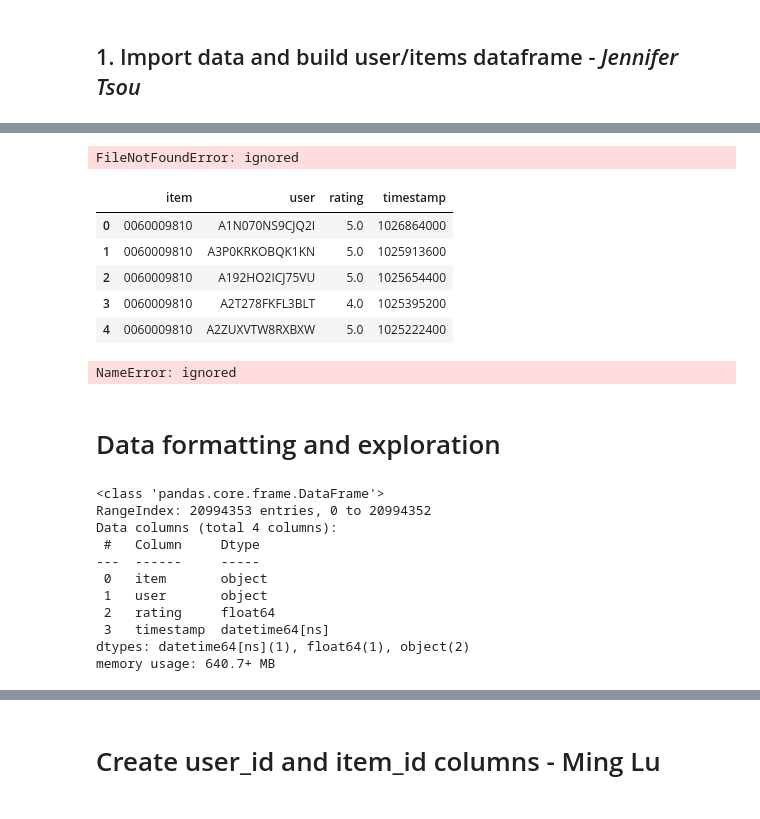
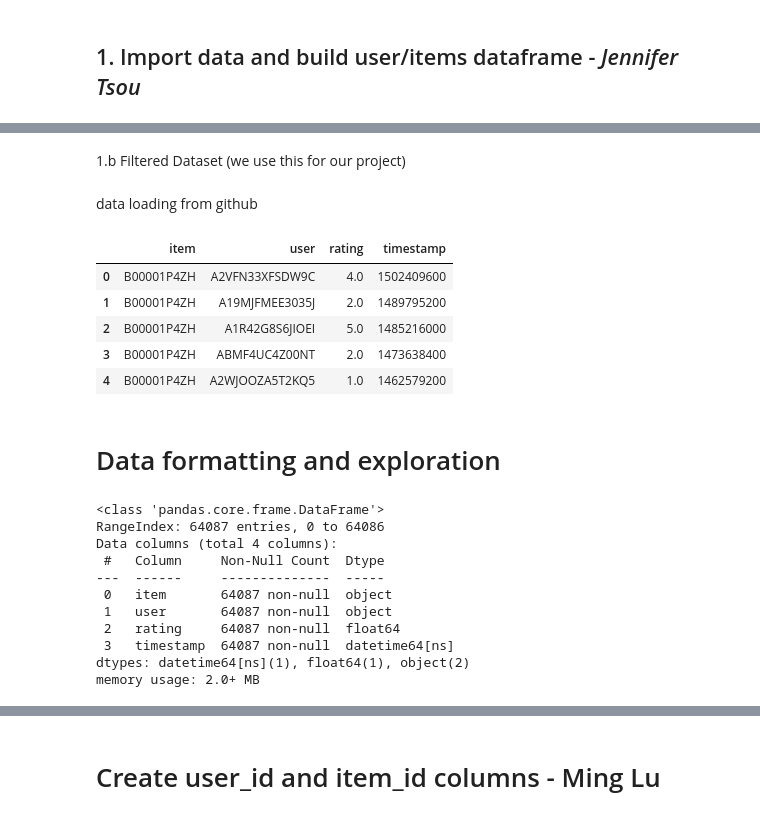
Before and after one commit to jtsou/Amazon-Recommendation-Engine, a Jupyter notebook: ISYE_6740.ipynb, the cells around one changed output, grey strips where cells are left out. Drawn from its saved outputs; the diff is of its cells as text; code cells hidden in the pictures.

```diff
--- a/ISYE_6740.ipynb
+++ b/ISYE_6740.ipynb
@@ -33,23 +24,22 @@ Electronics.csv.2   100%[===================>] 835.65M  12.4MB/s    in 40s
 # %%
-electronics_rating = pd.read_csv('/Users/Pikatsou/Downloads/Electronics_filtered.csv', header= None)
+# electronics_rating_full = pd.read_csv('Electronics.csv', header= None)
-# %% [output]
-FileNotFoundError: ignored
 # %%
-electronics_rating.columns = ['item','user','rating','timestamp']
-electronics_rating.head()
+# electronics_rating_full.columns = ['item','user','rating','timestamp']
+# electronics_rating_full.head()
-# %% [output]
-|  | item | user | rating | timestamp |
-| 0 | 0060009810 | A1N070NS9CJQ2I | 5.0 | 1026864000 |
-| 1 | 0060009810 | A3P0KRKOBQK1KN | 5.0 | 1025913600 |
-| 2 | 0060009810 | A192HO2ICJ75VU | 5.0 | 1025654400 |
-| 3 | 0060009810 | A2T278FKFL3BLT | 4.0 | 1025395200 |
-| 4 | 0060009810 | A2ZUXVTW8RXBXW | 5.0 | 1025222400 |
-# %%
-# Jennifer - Please upload the dataset to the shared drive in order to ingest data
-electronics_rating = pd.read_csv('Electronics_filtered.csv')
-electronics_rating.head()
-# %% [output]
-NameError: ignored
+# %% [markdown]
+1.b Filtered Dataset (we use this for our project)
+# %% [markdown]
+data loading from github
+# %%
+electronics_rating = pd.read_csv('https://raw.githubusercontent.com/jtsou/Amazon-Recommendation-Engine/main/Electronics_filtered.csv')
+electronics_rating.head()
+# %% [output]
+|  | item | user | rating | timestamp |
+| 0 | B00001P4ZH | A2VFN33XFSDW9C | 4.0 | 1502409600 |
+| 1 | B00001P4ZH | A19MJFMEE3035J | 2.0 | 1489795200 |
+| 2 | B00001P4ZH | A1R42G8S6JIOEI | 5.0 | 1485216000 |
+| 3 | B00001P4ZH | ABMF4UC4Z00NT | 2.0 | 1473638400 |
+| 4 | B00001P4ZH | A2WJOOZA5T2KQ5 | 1.0 | 1462579200 |
 # %% [markdown]
 # Data formatting and exploration
 # %%
@@ -58,16 +48,16 @@ electronics_rating['timestamp'] = pd.to_datetime(electronics_rating['timestamp']
 electronics_rating.info()
 # %% [output]
 <class 'pandas.core.frame.DataFrame'>
-RangeIndex: 20994353 entries, 0 to 20994352
+RangeIndex: 64087 entries, 0 to 64086
 Data columns (total 4 columns):
- #   Column     Dtype
----  ------     -----
- 0   item       object
- 1   user       object
- 2   rating     float64
- 3   timestamp  datetime64[ns]
+ #   Column     Non-Null Count  Dtype
+---  ------     --------------  -----
+ 0   item       64087 non-null  object
+ 1   user       64087 non-null  object
+ 2   rating     64087 non-null  float64
+ 3   timestamp  64087 non-null  datetime64[ns]
 dtypes: datetime64[ns](1), float64(1), object(2)
-memory usage: 640.7+ MB
+memory usage: 2.0+ MB
 # %%
 electronics_rating.timestamp.describe()
 # %% [output]
```
Also changed, not shown: parts of 40 cells of this notebook.
